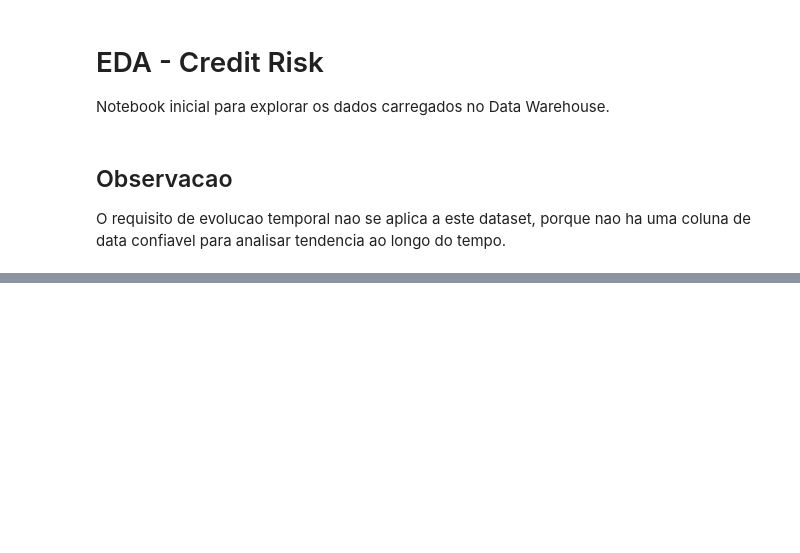
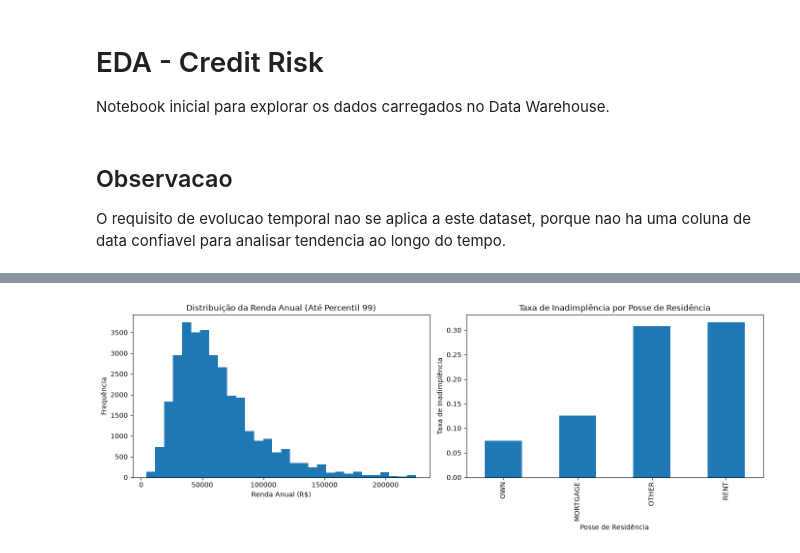
Before and after one commit to lucasmalinski/risco-de-credito, a Jupyter notebook: notebooks/01_eda.ipynb, the cells around one changed output, grey strips where cells are left out. Cells and saved outputs as stored; diff of their text form; code cells hidden in the pictures; blank space fills up the shorter version.

Commit message:
fix: filtra outliers

```diff
--- a/notebooks/01_eda.ipynb
+++ b/notebooks/01_eda.ipynb
@@ -52,12 +59,21 @@ df.head()
 # %%
 fig, axes = plt.subplots(1, 2, figsize=(14, 5))
 
-df['renda_anual'].dropna().plot(kind='hist', bins=30, ax=axes[0], title='Distribuicao da renda anual')
-axes[0].set_xlabel('renda_anual')
+# 1. Definir um limite superior baseado no percentil 99
+limite_renda = df['renda_anual'].quantile(0.99)
 
+# 2. Filtrar o DataFrame apenas para o plot do histograma
+df_filtrado = df[df['renda_anual'] <= limite_renda]
+df_filtrado['renda_anual'].plot(kind='hist', bins=30, ax=axes[0], title='Distribuição da Renda Anual (Até Percentil 99)')
+axes[0].set_xlabel('Renda Anual (R$)')
+axes[0].set_ylabel('Frequência')
+
+# O gráfico de barras da inadimplência continua igual
 taxa_por_residencia = df.groupby('posse_residencia')['status_emprestimo'].mean().sort_values()
-taxa_por_residencia.plot(kind='bar', ax=axes[1], title='Taxa de inadimplencia por posse de residencia')
-axes[1].set_xlabel('posse_residencia')
-axes[1].set_ylabel('taxa de inadimplencia')
+taxa_por_residencia.plot(kind='bar', ax=axes[1], title='Taxa de Inadimplência por Posse de Residência')
+axes[1].set_xlabel('Posse de Residência')
+axes[1].set_ylabel('Taxa de Inadimplência')
 
 plt.tight_layout()
+# %% [output]
+[figure, added]
```
Also changed, not shown: parts of 1 cell of this notebook.
